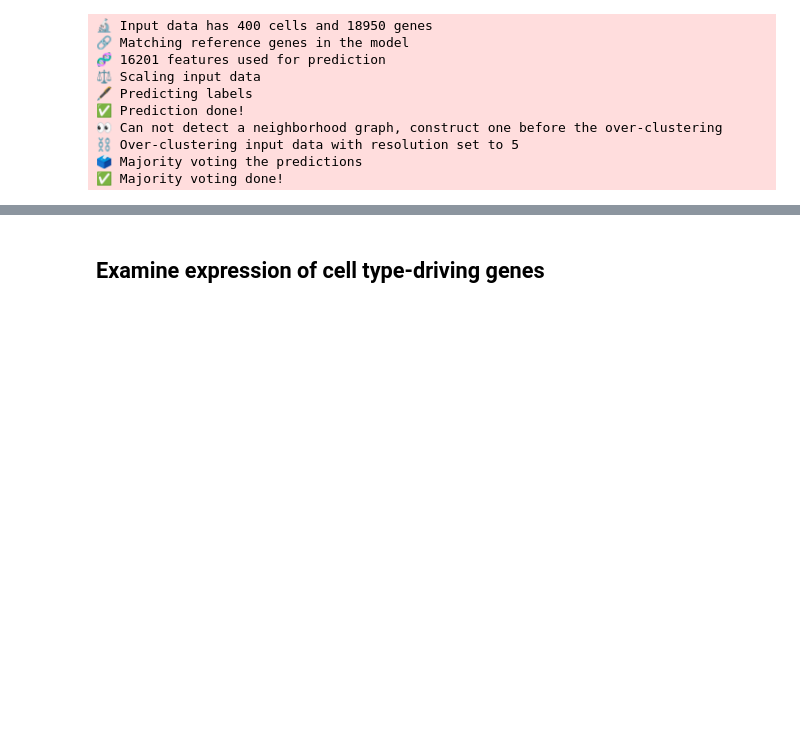
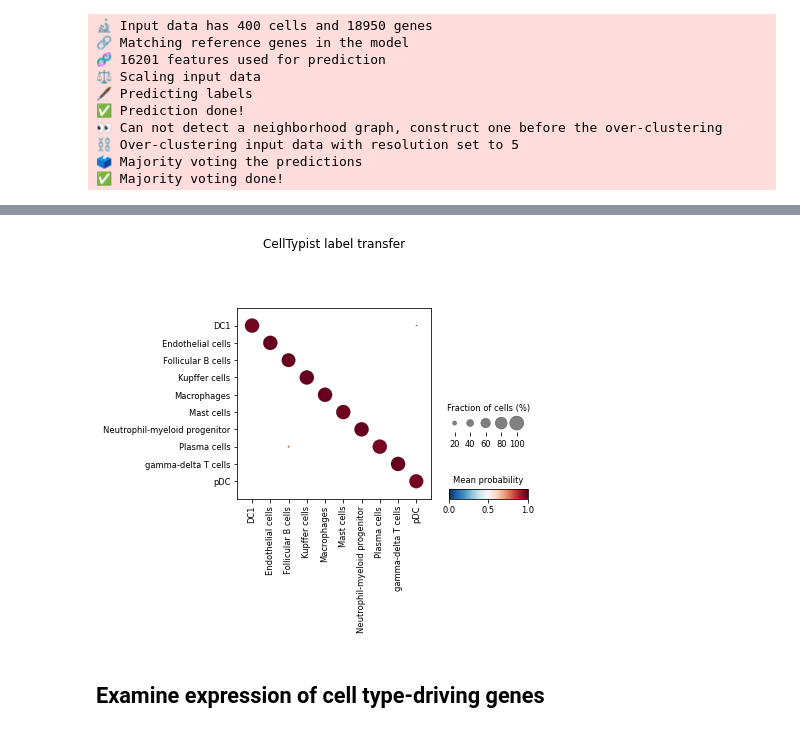
Before and after one commit to Teichlab/celltypist, a Jupyter notebook: notebook/celltypist_tutorial.ipynb, the cells around one changed output, grey strips where cells are left out. Drawn from its saved outputs; the diff is of its cells as text; code cells hidden in the pictures; blank space fills up the shorter version.

```diff
--- a/notebook/celltypist_tutorial.ipynb
+++ b/notebook/celltypist_tutorial.ipynb
@@ -308,3 +316,7 @@ sc.pl.umap(adata, color = ['cell_type', 'predicted_labels', 'majority_voting'],
+# %%
+celltypist.dotplot(predictions, use_as_reference = 'cell_type', use_as_prediction = 'majority_voting')
+# %% [output]
+[figure, added]
 # %% [markdown]
 ## Examine expression of cell type-driving genes
 # %% [markdown]
```
Also changed, not shown: parts of 9 cells of this notebook.
